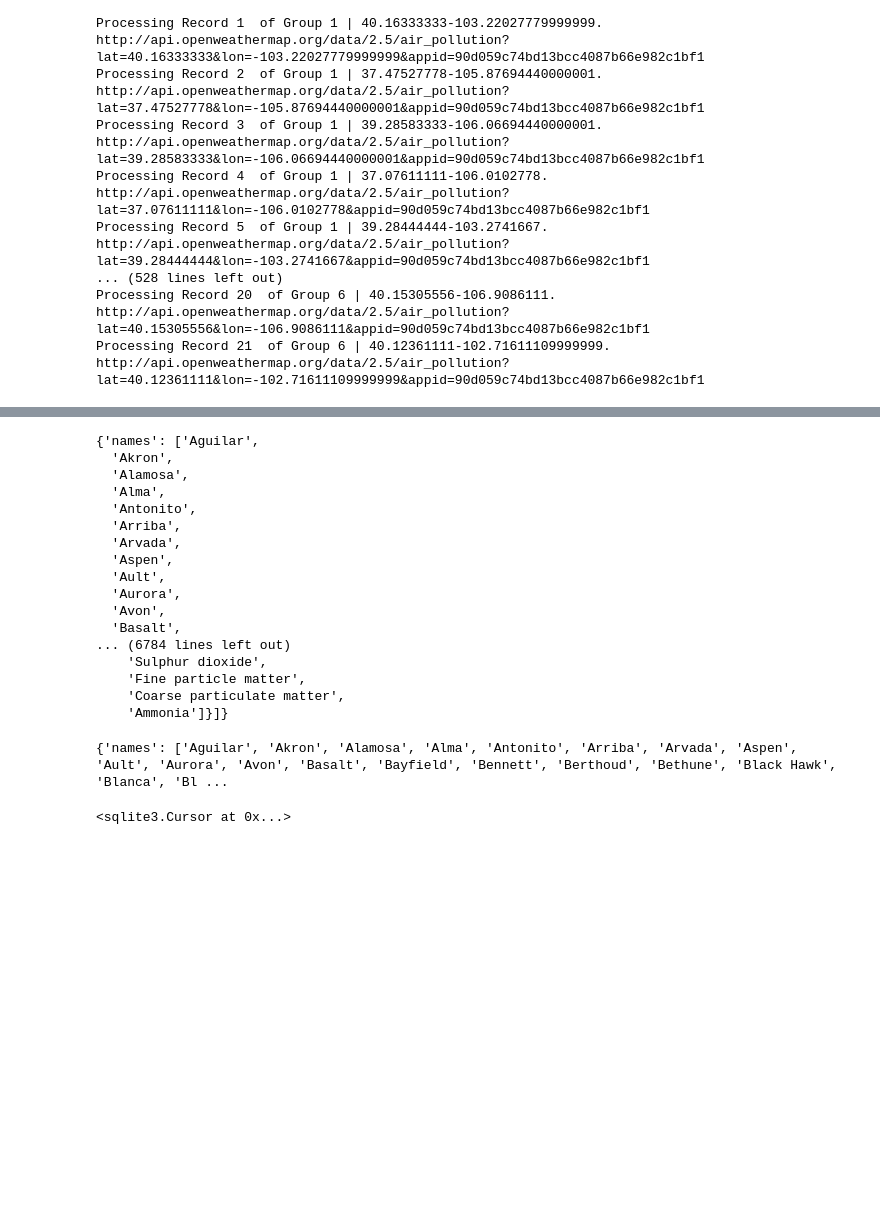
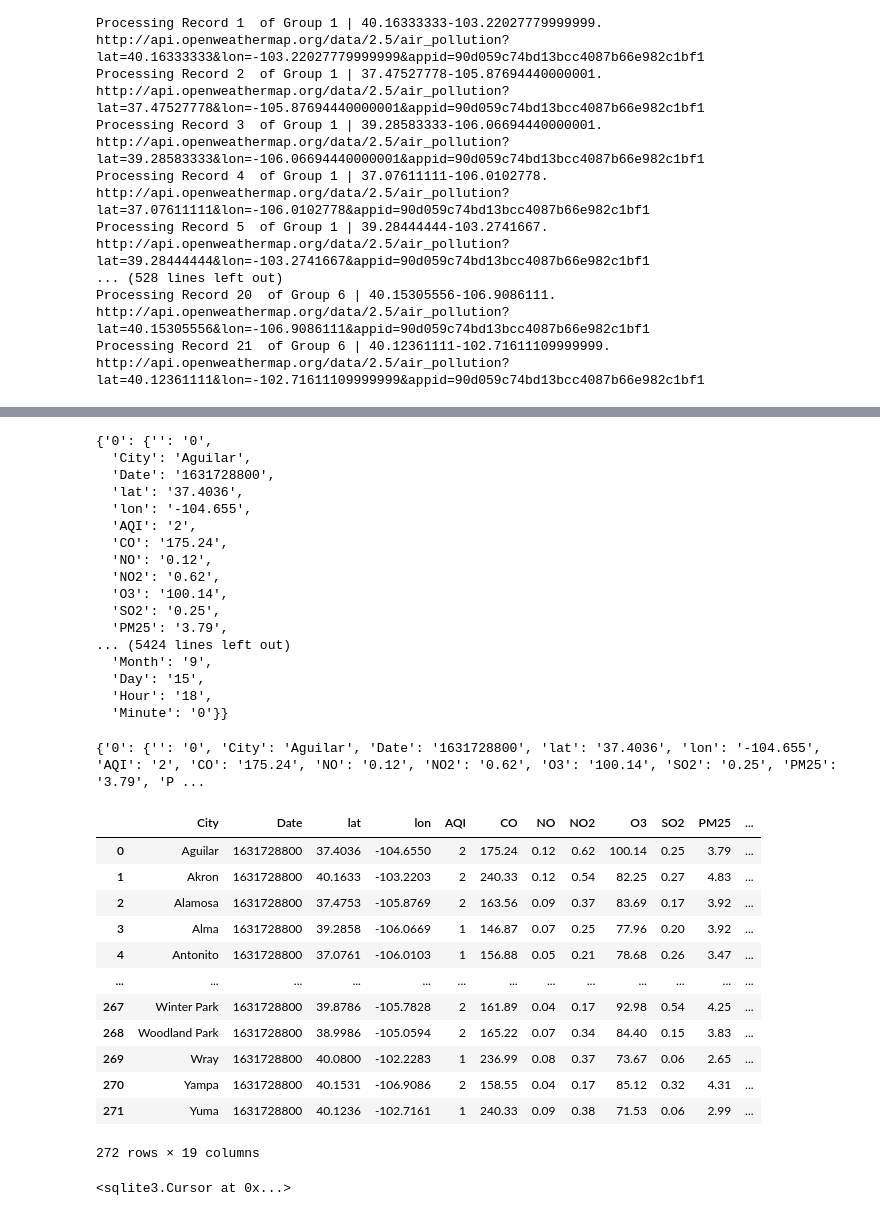
Before and after one commit to willserene/The_Air_We_Breath, a Jupyter notebook: Air_API_Call.ipynb, the cells around one changed output, grey strips where cells are left out. Saved outputs shown, nothing was run; the diff lists cells and outputs as text; code cells hidden in the pictures; blank space fills up the shorter version.

```diff
--- a/Air_API_Call.ipynb
+++ b/Air_API_Call.ipynb
@@ -206,41 +206,57 @@ jsonFilePath = r"./Resources/data/airsamplesnew.json"
 # Call the make_json function
 make_json(csvFilePath, jsonFilePath)
 # %%
-with open("./Resources/data/airsamples.json", "r") as read_it:
+with open("./Resources/data/airsamplesnew.json", "r") as read_it:
      data = json.load(read_it)
 
 data
 # %% [output]
-{'names': ['Aguilar',
-  'Akron',
-  'Alamosa',
-  'Alma',
-  'Antonito',
-  'Arriba',
-  'Arvada',
-  'Aspen',
-  'Ault',
-  'Aurora',
-  'Avon',
-  'Basalt',
-... (6784 lines left out)
-    'Sulphur dioxide',
-    'Fine particle matter',
-    'Coarse particulate matter',
-    'Ammonia']}]}
+{'0': {'': '0',
+  'City': 'Aguilar',
+  'Date': '1631728800',
+  'lat': '37.4036',
+  'lon': '-104.655',
+  'AQI': '2',
+  'CO': '175.24',
+  'NO': '0.12',
+  'NO2': '0.62',
+  'O3': '100.14',
+  'SO2': '0.25',
+  'PM25': '3.79',
+... (5424 lines left out)
+  'Month': '9',
+  'Day': '15',
+  'Hour': '18',
+  'Minute': '0'}}
 # %%
 print(data)
 # %% [output]
-{'names': ['Aguilar', 'Akron', 'Alamosa', 'Alma', 'Antonito', 'Arriba', 'Arvada', 'Aspen', 'Ault', 'Aurora', 'Avon', 'Basalt', 'Bayfield', 'Bennett', 'Berthoud', 'Bethune', 'Black Hawk', 'Blanca', 'Bl ...
+{'0': {'': '0', 'City': 'Aguilar', 'Date': '1631728800', 'lat': '37.4036', 'lon': '-104.655', 'AQI': '2', 'CO': '175.24', 'NO': '0.12', 'NO2': '0.62', 'O3': '100.14', 'SO2': '0.25', 'PM25': '3.79', 'P ...
 # %%
 import pandas as pd
 import json
 
-filepath = "./Resources/data/air_api_data.csv"
+filepath = "./Resources/data/air_api_data_test.csv"
 output_path = "./Resources/data/airsamplesindex2.json"
 
 df = pd.read_csv(filepath, sep = ",")
-df.to_json(output_path, orient = "index")
+# df.to_json(output_path, orient = "index")
+
+df
+# %% [output]
+|  | City | Date | lat | lon | AQI | CO | NO | NO2 | O3 | SO2 | PM25 | ... |
+| 0 | Aguilar | 1631728800 | 37.4036 | -104.6550 | 2 | 175.24 | 0.12 | 0.62 | 100.14 | 0.25 | 3.79 | ... |
+| 1 | Akron | 1631728800 | 40.1633 | -103.2203 | 2 | 240.33 | 0.12 | 0.54 | 82.25 | 0.27 | 4.83 | ... |
+| 2 | Alamosa | 1631728800 | 37.4753 | -105.8769 | 2 | 163.56 | 0.09 | 0.37 | 83.69 | 0.17 | 3.92 | ... |
+| 3 | Alma | 1631728800 | 39.2858 | -106.0669 | 1 | 146.87 | 0.07 | 0.25 | 77.96 | 0.20 | 3.92 | ... |
+| 4 | Antonito | 1631728800 | 37.0761 | -106.0103 | 1 | 156.88 | 0.05 | 0.21 | 78.68 | 0.26 | 3.47 | ... |
+| ... | ... | ... | ... | ... | ... | ... | ... | ... | ... | ... | ... | ... |
+| 267 | Winter Park | 1631728800 | 39.8786 | -105.7828 | 2 | 161.89 | 0.04 | 0.17 | 92.98 | 0.54 | 4.25 | ... |
+| 268 | Woodland Park | 1631728800 | 38.9986 | -105.0594 | 2 | 165.22 | 0.07 | 0.34 | 84.40 | 0.15 | 3.83 | ... |
+| 269 | Wray | 1631728800 | 40.0800 | -102.2283 | 1 | 236.99 | 0.08 | 0.37 | 73.67 | 0.06 | 2.65 | ... |
+| 270 | Yampa | 1631728800 | 40.1531 | -106.9086 | 2 | 158.55 | 0.04 | 0.17 | 85.12 | 0.32 | 4.31 | ... |
+| 271 | Yuma | 1631728800 | 40.1236 | -102.7161 | 1 | 240.33 | 0.09 | 0.38 | 71.53 | 0.06 | 2.99 | ... |
+272 rows × 19 columns
 # %%
 import pandas as pd
 # import numpy as np
```
Also changed, not shown: parts of 4 cells of this notebook, 5 other files.
